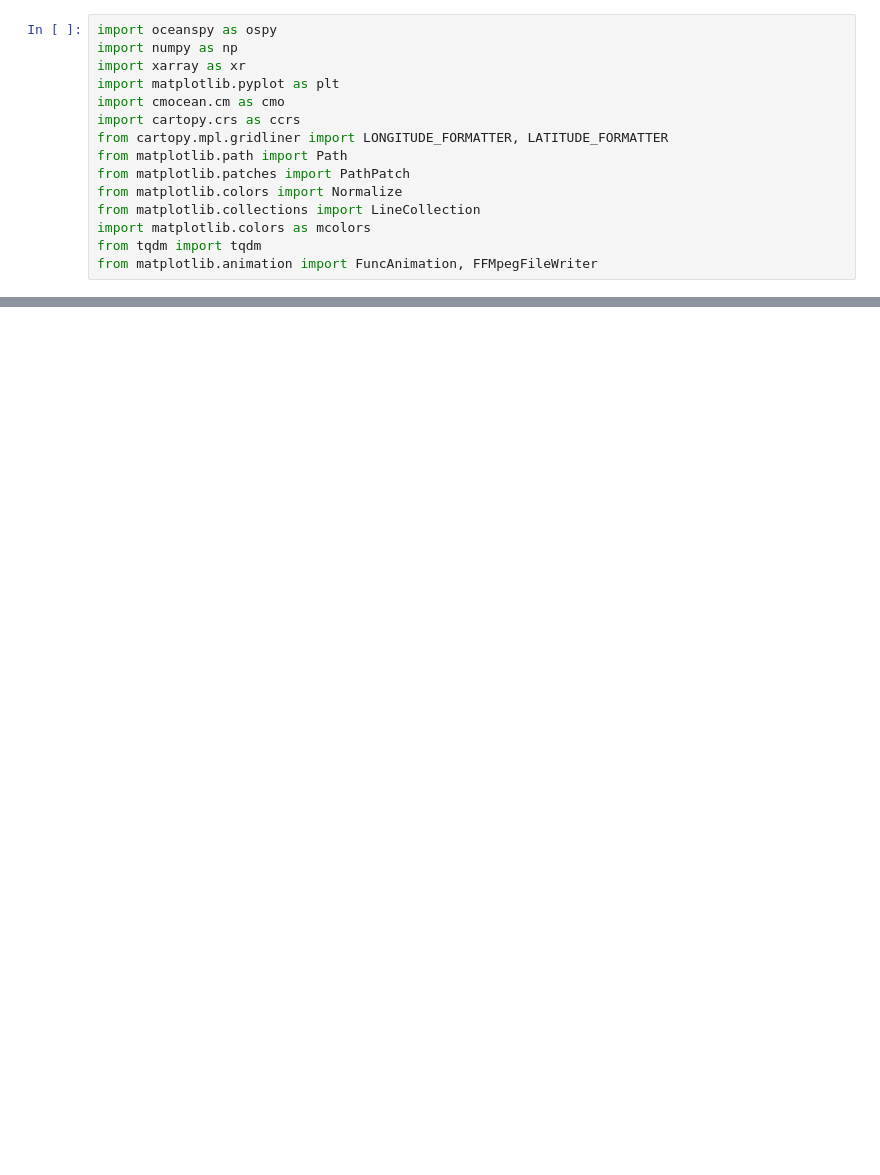
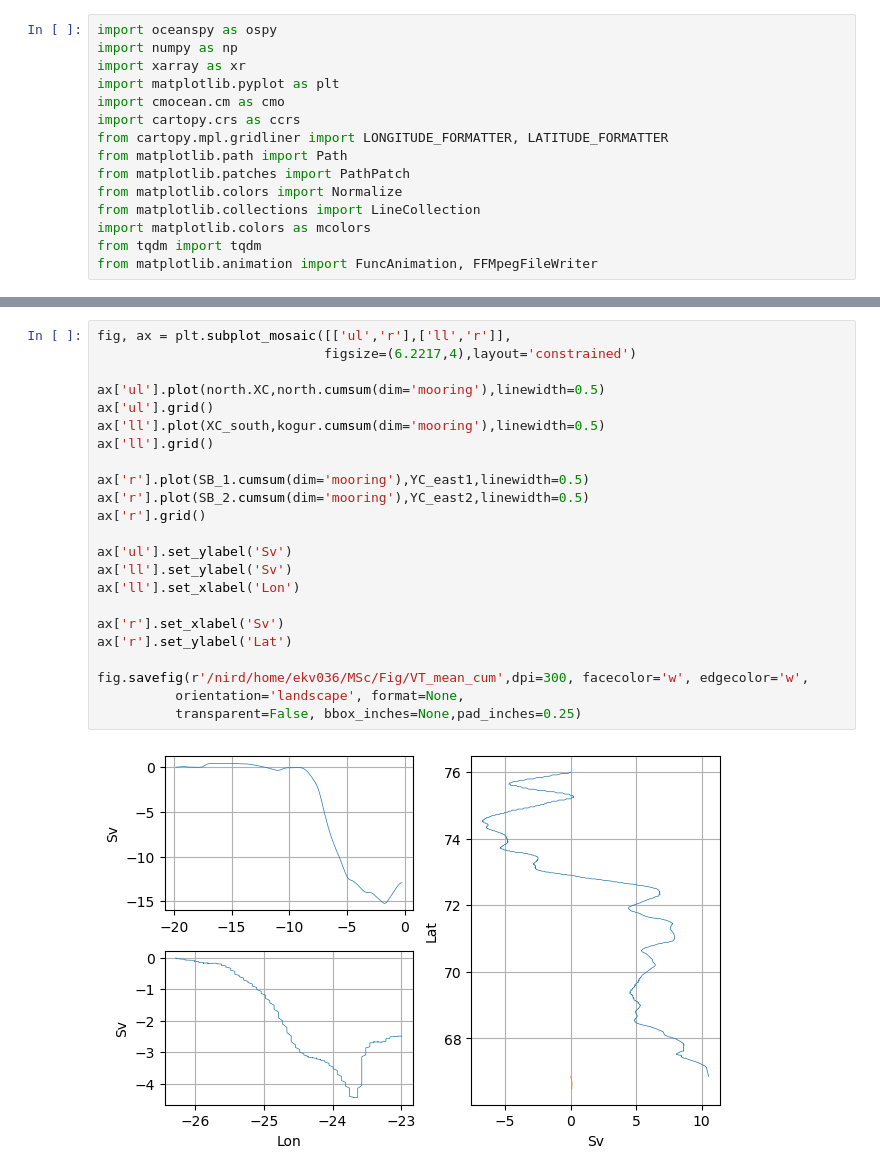
Before and after one commit to EirikKvamme/MScEirik, a Jupyter notebook: Background/VolumeTransport.ipynb, the cells around one changed output, grey strips where cells are left out. Saved outputs shown, nothing was run; the diff lists cells and outputs as text; blank space fills up the shorter version.

```diff
--- a/Background/VolumeTransport.ipynb
+++ b/Background/VolumeTransport.ipynb
@@ -77,0 +187,25 @@ MemoryError: Unable to allocate 743. GiB for an array with shape (216, 628, 766,
+# %%
+fig, ax = plt.subplot_mosaic([['ul','r'],['ll','r']],
+                             figsize=(6.2217,4),layout='constrained')
+
+ax['ul'].plot(north.XC,north.cumsum(dim='mooring'),linewidth=0.5)
+ax['ul'].grid()
+ax['ll'].plot(XC_south,kogur.cumsum(dim='mooring'),linewidth=0.5)
+ax['ll'].grid()
+
+ax['r'].plot(SB_1.cumsum(dim='mooring'),YC_east1,linewidth=0.5)
+ax['r'].plot(SB_2.cumsum(dim='mooring'),YC_east2,linewidth=0.5)
+ax['r'].grid()
+
+ax['ul'].set_ylabel('Sv')
+ax['ll'].set_ylabel('Sv')
+ax['ll'].set_xlabel('Lon')
+
+ax['r'].set_xlabel('Sv')
+ax['r'].set_ylabel('Lat')
+
+fig.savefig(r'/nird/home/ekv036/MSc/Fig/VT_mean_cum',dpi=300, facecolor='w', edgecolor='w',
+          orientation='landscape', format=None,
+          transparent=False, bbox_inches=None,pad_inches=0.25)
+# %% [output]
+[figure, added]
```
Also changed, not shown: parts of 12 cells of this notebook.
